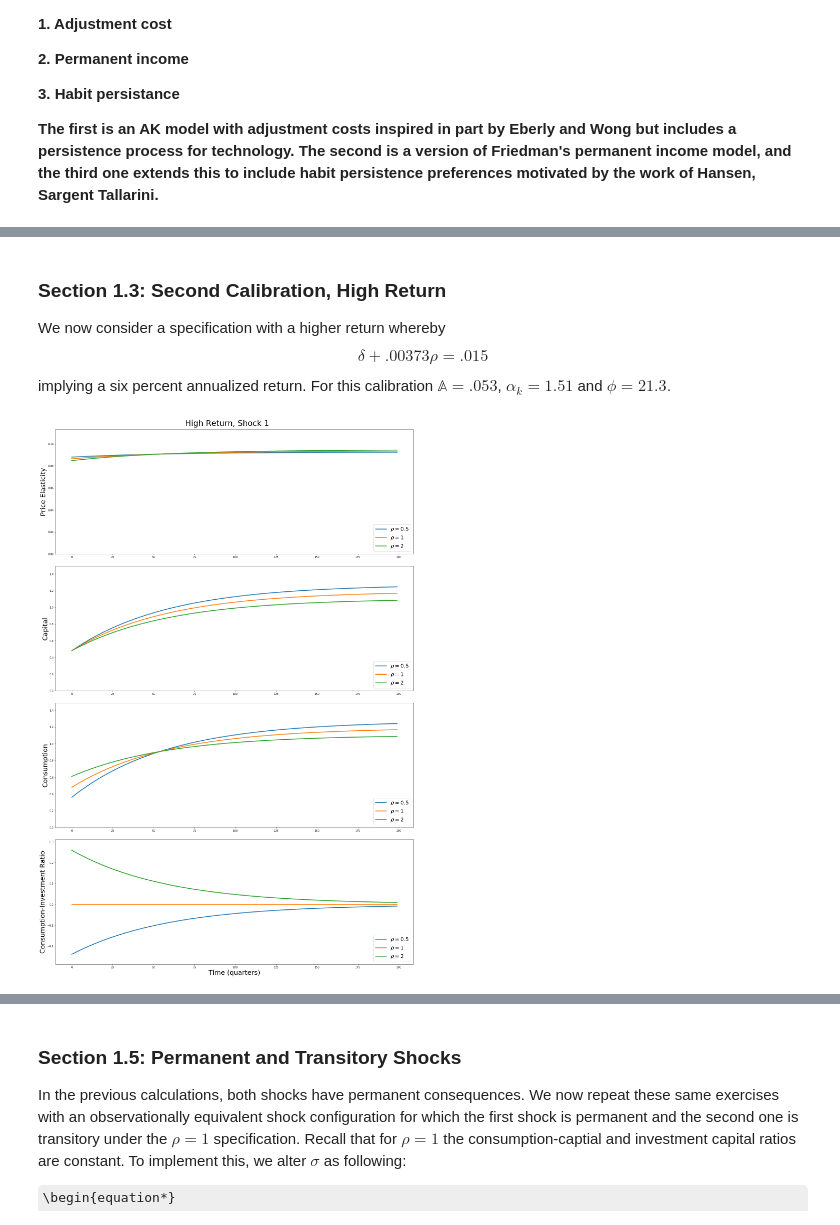
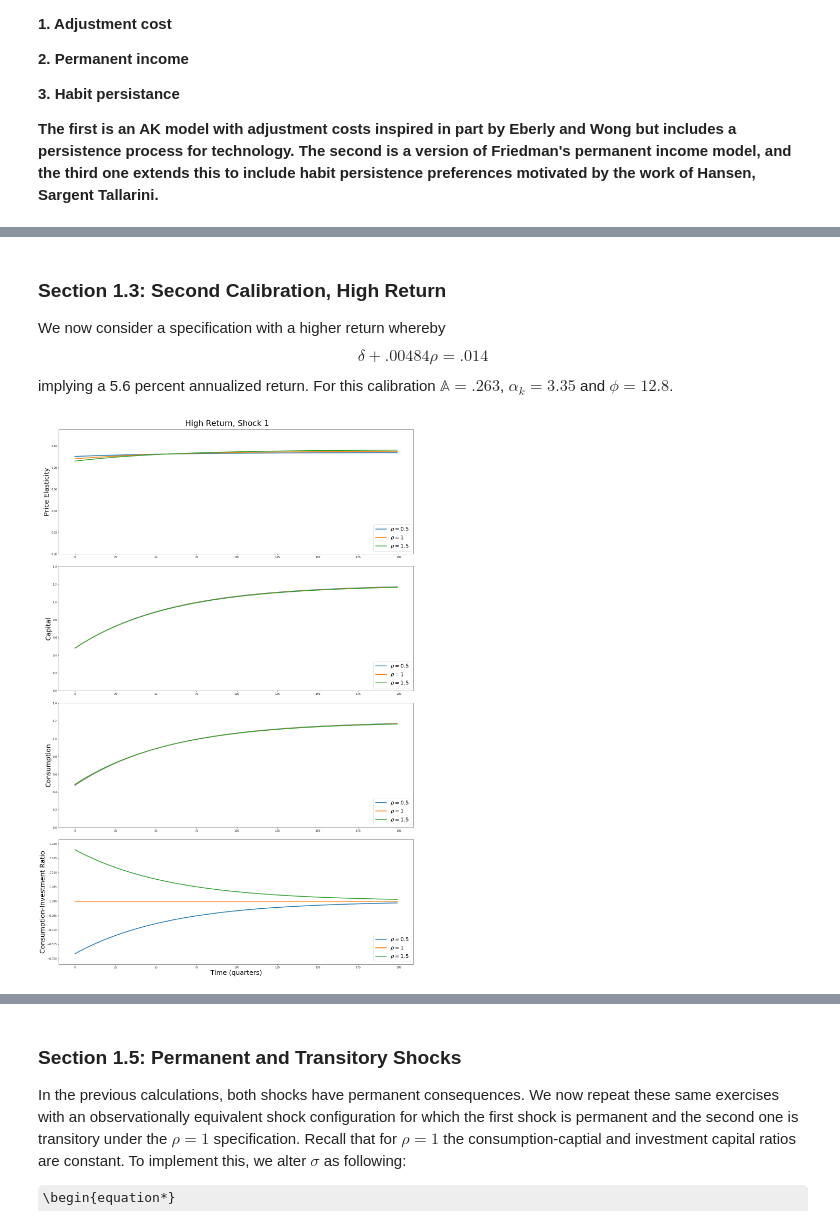
Before and after one commit to lphansen/TextbookCode, a Jupyter notebook: adjustment_cost.ipynb, the cells around one changed output, grey strips where cells are left out. Drawn from its saved outputs; the diff is of its cells as text; code cells hidden in the pictures; some formulas as TeX source.

Commit message:
Updated code to reflect new empirical targets

```diff
--- a/adjustment_cost.ipynb
+++ b/adjustment_cost.ipynb
@@ -109,9 +116,8 @@ import warnings
 warnings.filterwarnings('ignore')
 %matplotlib inline
 # %%
-def plot_impulse(rhos, gamma, delta, phi, A, a_k, zeta, T, empirical_method = 1,
-                 shock = 1, rf_factor = 1, transform_shocks = False,
-                 title = None):
+def plot_impulse(rhos, gamma, zeta, T, shock = 1, rf_factor = 1, empirical_method = 1,
+                 transform_shocks = False, title = None):
     """
     Given a set of parameters, computes and displays the impulse responses of
     consumption, capital, the consumption-investment ratio, along with the
@@ -124,24 +130,8 @@ def plot_impulse(rhos, gamma, delta, phi, A, a_k, zeta, T, empirical_method = 1,
 
     rhos:               The set of rho values for which to plot the IRFs.
     gamma:              The risk aversion of the model.
-    delta:              Subjective rate of discount.
-    phi:                Adjustment cost parameter.
-    A:                  AK technology parameter.
-    a_k:                Depreciation.
     zeta:               Shock persistence.
     T:                  Number of periods to plot (in quarters).
-    empirical_method:   Defines which empirical moments are selected for solving
-                        the model. The options are:
-                            0 - Does not use empirical data, but uses the values
-                                 for delta, phi, A, and a_k that the function
-                                 takes in.
-                            1 - Uses empirical targets for growth rate,
-                                consumption to investment ratio and investment
-                                to capital ratio to set the parameters.
-                            2 - The same as (1) except C/I is free and phi is
-                                set to 0.
-                            3 - The same as (1) except I/K is free and phi is
-                                set to 0.
     shock:              (1 or 2) Defines which of the two possible shocks to plot.
     rf_factor:          This number is used as follows: delta + 0.00373 * rho =
                         rf_factor * 0.0075
@@ -163,8 +153,7 @@ def plot_impulse(rhos, gamma, delta, phi, A, a_k, zeta, T, empirical_method = 1,
 
     for i, r in enumerate(rhos):
 
-        S, K, C, I = solve_model(r, gamma, delta, phi, A, a_k, zeta, T,
-                                 risk_free_adj = rf_factor,
+        S, K, C, I = solve_model(r, gamma, zeta, T, risk_free_adj = rf_factor,
                                  empirical = empirical_method,
                                  transform = transform_shocks, shock = shock)[2]
 
@@ -211,12 +200,8 @@ def plot_impulse(rhos, gamma, delta, phi, A, a_k, zeta, T, empirical_method = 1,
     plt.show()
 # %%
 # Define some reasonable parameter sets.
-ρs = [.5, 1, 2]
+ρs = [.5, 1, 1.5]
 γ = 10
-δ = 0.02
-ϕ = 13.807
-A = 0.0572
-α = 0.017
 ζ = 0.017
 T = 200
 # %%
@@ -234,12 +219,12 @@ plot_impulse(ρs, γ, δ, ϕ, A, α, ζ, T, empirical_method = 1, shock = 2, rf_
 
 We now consider a specification with a higher return whereby
 \begin{equation*}
-\delta + .00373 \rho  = .015
+\delta + .00484 \rho  = .014
 \end{equation*}
-implying a six percent annualized return.  For this calibration ${\mathbb A} = .053$, $\alpha_k = 1.51$ and $\phi=21.3.$
+implying a 5.6 percent annualized return.  For this calibration ${\mathbb A} = .263$, $\alpha_k = 3.35$ and $\phi=12.8$.
 # %%
-plot_impulse(ρs, γ, δ, ϕ, A, α, ζ, T, empirical_method = 1, shock = 1, rf_factor = 2,
+plot_impulse(ρs, γ, ζ, T, shock = 1, rf_factor = 2, empirical_method = 1,
              transform_shocks = False, title = "High Return, Shock 1")
 # %% [output]
-[figure, old version]
+[figure, new version]
 # %%
```
Also changed, not shown: parts of 15 cells of this notebook, 1 other file.
